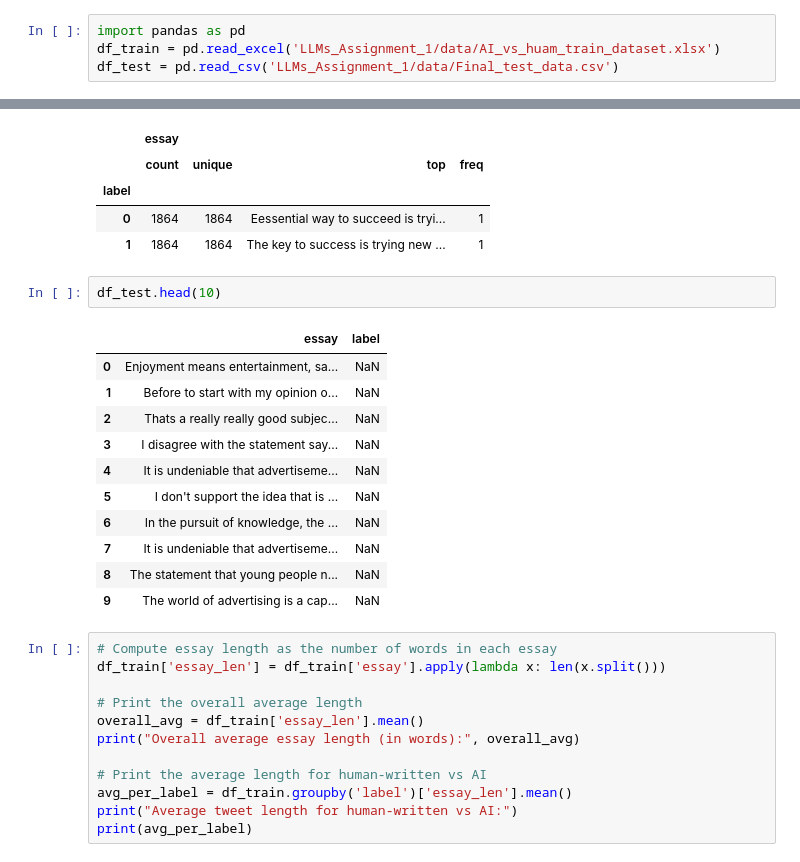
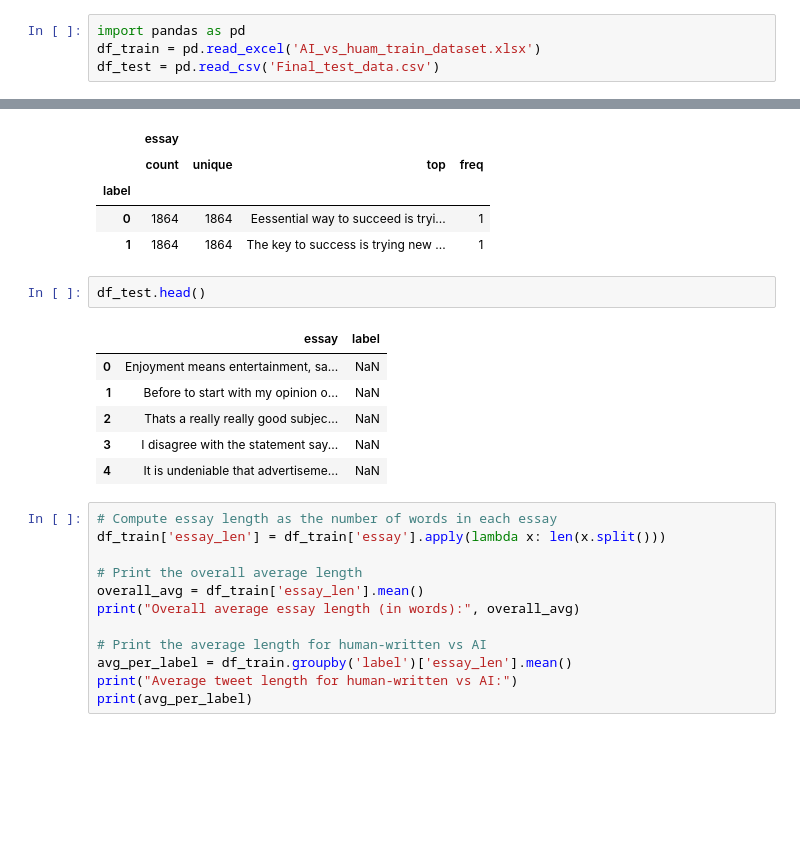
Before and after one commit to ennovak/LLMs-Course, a Jupyter notebook: Emily_Novak_assignment_1/Emily_Novak_assignment_1.ipynb, the cells around one changed output, grey strips where cells are left out. Cells and saved outputs as stored; diff of their text form; blank space fills up the shorter version.

```diff
--- a/Emily_Novak_assignment_1/Emily_Novak_assignment_1.ipynb
+++ b/Emily_Novak_assignment_1/Emily_Novak_assignment_1.ipynb
@@ -64,7 +60,7 @@ Resolving deltas: 100% (1/1), done.
 # %%
 import pandas as pd
-df_train = pd.read_excel('LLMs_Assignment_1/data/AI_vs_huam_train_dataset.xlsx')
-df_test = pd.read_csv('LLMs_Assignment_1/data/Final_test_data.csv')
+df_train = pd.read_excel('AI_vs_huam_train_dataset.xlsx')
+df_test = pd.read_csv('Final_test_data.csv')
 # %%
 df_train.head(10)
 # %% [output]
@@ -117,19 +113,14 @@ df_train.groupby('label').describe()
 | 0 | 1864 | 1864 | Eessential way to succeed is tryi... | 1 |
 | 1 | 1864 | 1864 | The key to success is trying new ... | 1 |
 # %%
-df_test.head(10)
+df_test.head()
 # %% [output]
 |  | essay | label |
 | 0 | Enjoyment means entertainment, sa... | NaN |
 | 1 | Before to start with my opinion o... | NaN |
 | 2 | Thats a really really good subjec... | NaN |
 | 3 | I disagree with the statement say... | NaN |
 | 4 | It is undeniable that advertiseme... | NaN |
-| 5 | I don't support the idea that is ... | NaN |
-| 6 | In the pursuit of knowledge, the ... | NaN |
-| 7 | It is undeniable that advertiseme... | NaN |
-| 8 | The statement that young people n... | NaN |
-| 9 | The world of advertising is a cap... | NaN |
 # %%
 # Compute essay length as the number of words in each essay
 df_train['essay_len'] = df_train['essay'].apply(lambda x: len(x.split()))
```
Also changed, not shown: parts of 59 cells of this notebook, 1 other file.
